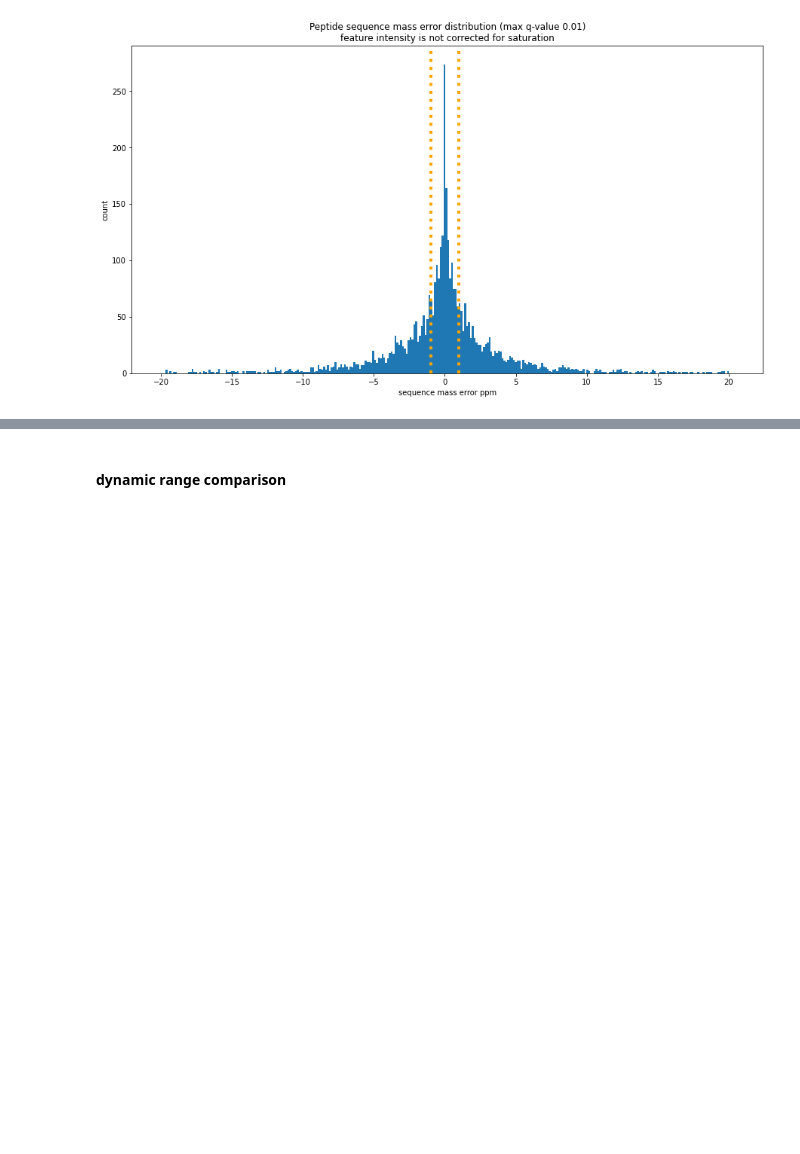
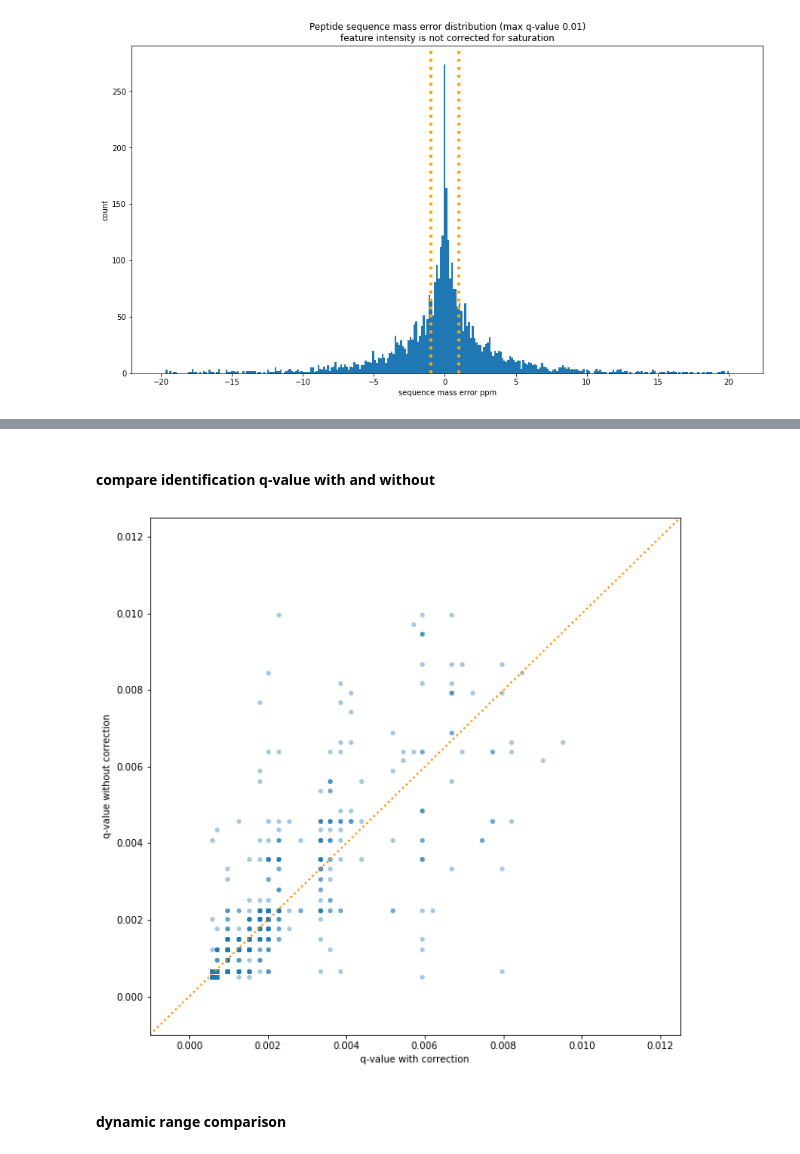
Before and after one commit to WEHI-Proteomics/tfde, a Jupyter notebook: notebooks/paper 2 - identifications with and without saturation correction.ipynb, the cells around one changed output, grey strips where cells are left out. Drawn from its saved outputs; the diff is of its cells as text; code cells hidden in the pictures; blank space fills up the shorter version.

```diff
--- a/notebooks/paper 2 - identifications with and without saturation correction.ipynb
+++ b/notebooks/paper 2 - identifications with and without saturation correction.ipynb
@@ -79,2 +148,25 @@ plt.show()
+# %% [markdown]
+#### compare identification q-value with and without
+# %%
+f, ax = plt.subplots()
+f.set_figheight(10)
+f.set_figwidth(10)
+
+plt.margins(0.06)
+plt.title('')
+
+ax.scatter(combined_df.q_value_with_cs, combined_df.q_value_without_cs, marker='o', lw=0, s=25, alpha=0.4)
+
+ax.plot([0, 1], [0, 1], transform=ax.transAxes, linestyle=':', linewidth=2, color='darkorange')
+
+plt.xlim((-0.001,0.0125))
+plt.ylim((-0.001,0.0125))
+
+plt.xlabel('q-value with correction')
+plt.ylabel('q-value without correction')
+
+plt.show()
+# %% [output]
+[figure, added]
 # %% [markdown]
 #### dynamic range comparison
```
Also changed, not shown: parts of 33 cells of this notebook.
